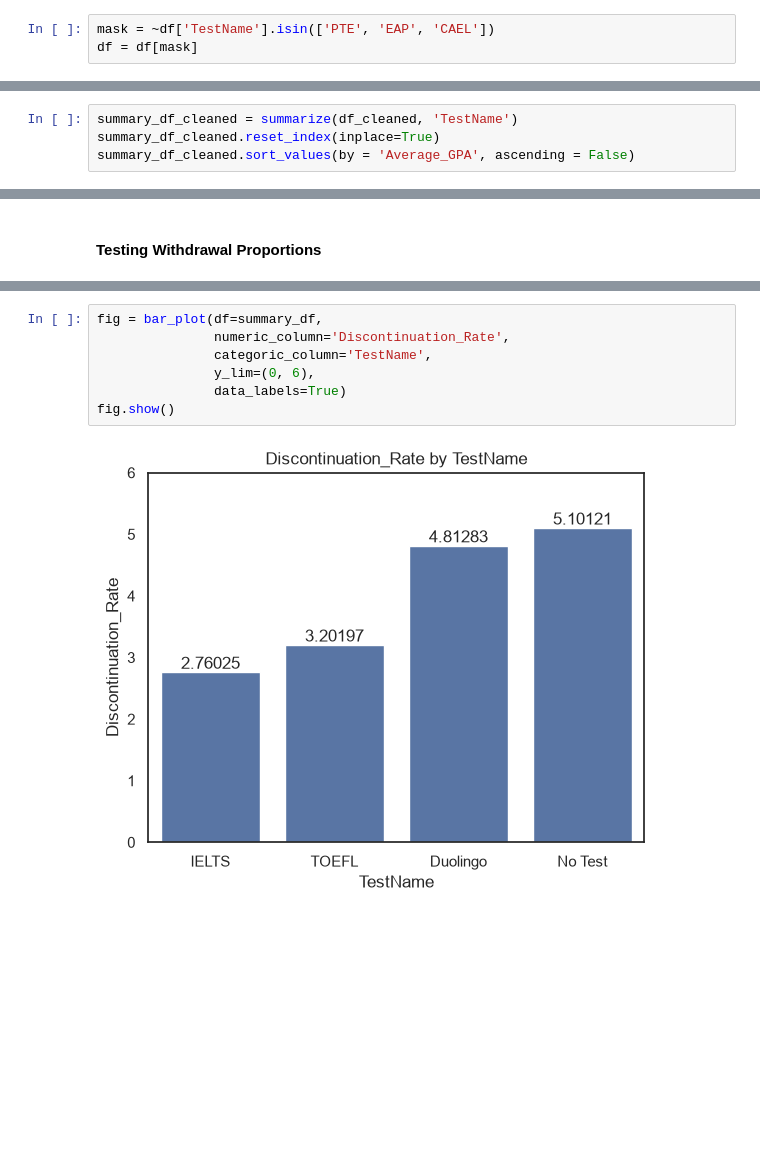
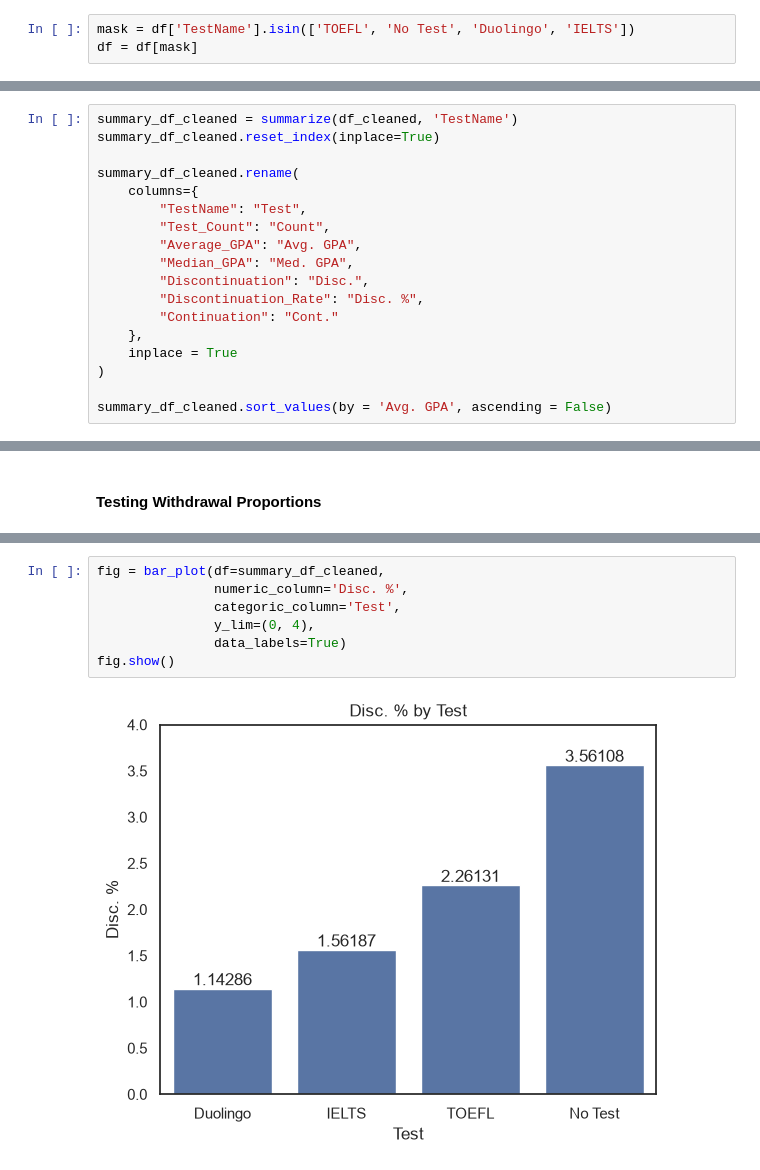
Before and after one commit to tylncck/UC_FGS_ELP_TestScores, a Jupyter notebook: ELP_GPA_StatisticalTests.ipynb, the cells around one changed output, grey strips where cells are left out. Drawn from its saved outputs; the diff is of its cells as text; blank space fills up the shorter version.

Commit message:
FIX: Discontinuation % analysis was done with cleaned data after outliers.

```diff
--- a/ELP_GPA_StatisticalTests.ipynb
+++ b/ELP_GPA_StatisticalTests.ipynb
@@ -132,7 +145,7 @@ summary_df.sort_values(by = 'Average_GPA', ascending = False)
 | 6 | CAEL | 2 | 3.620000 | 3.620 | 0 | 0.000000 |
 | 4 | PTE | 74 | 3.498973 | 3.500 | 2 | 2.702703 |
 # %%
-mask = ~df['TestName'].isin(['PTE', 'EAP', 'CAEL'])
+mask = df['TestName'].isin(['TOEFL', 'No Test', 'Duolingo', 'IELTS'])
 df = df[mask]
 # %% [markdown]
 After removing the low count tests, the summary results are as:
@@ -161,5 +187,19 @@ After removing the outliers, the summary results are as:
 # %%
 summary_df_cleaned = summarize(df_cleaned, 'TestName')
 summary_df_cleaned.reset_index(inplace=True)
-summary_df_cleaned.sort_values(by = 'Average_GPA', ascending = False)
+
+summary_df_cleaned.rename(
+    columns={
+        "TestName": "Test",
+        "Test_Count": "Count",
+        "Average_GPA": "Avg. GPA",
+        "Median_GPA": "Med. GPA",
+        "Discontinuation": "Disc.",
+        "Discontinuation_Rate": "Disc. %",
+        "Continuation": "Cont."
+    },
+    inplace = True
+)
+
+summary_df_cleaned.sort_values(by = 'Avg. GPA', ascending = False)
 # %% [output]
@@ -470,9 +522,9 @@ print(result)
 # %%
-fig = bar_plot(df=summary_df,
-               numeric_column='Discontinuation_Rate',
-               categoric_column='TestName',
-               y_lim=(0, 6),
+fig = bar_plot(df=summary_df_cleaned,
+               numeric_column='Disc. %',
+               categoric_column='Test',
+               y_lim=(0, 4),
                data_labels=True)
 fig.show()
 # %% [output]
-[figure, old version]
+[figure, new version]
```
Also changed, not shown: parts of 17 cells of this notebook, 3 other files.
